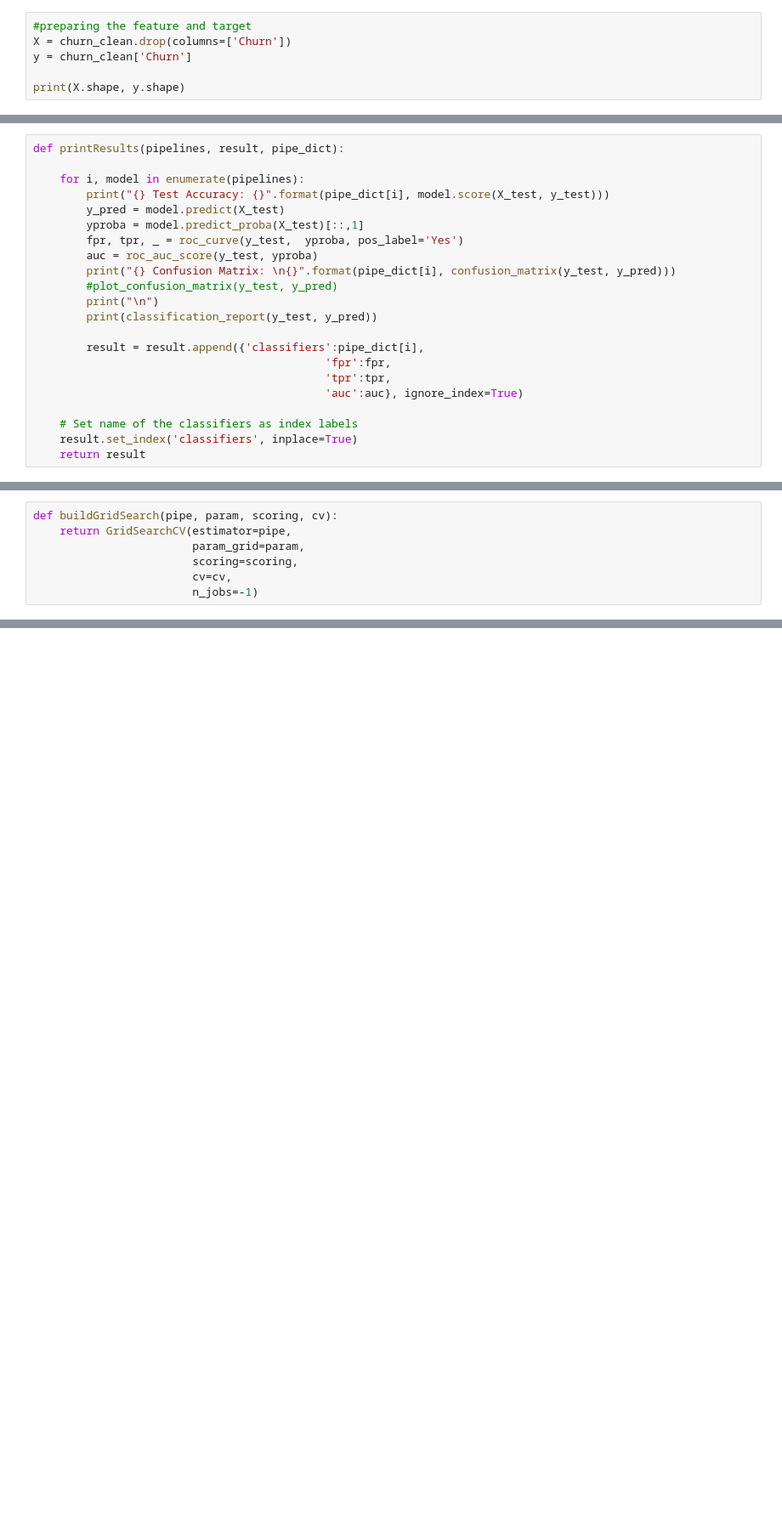
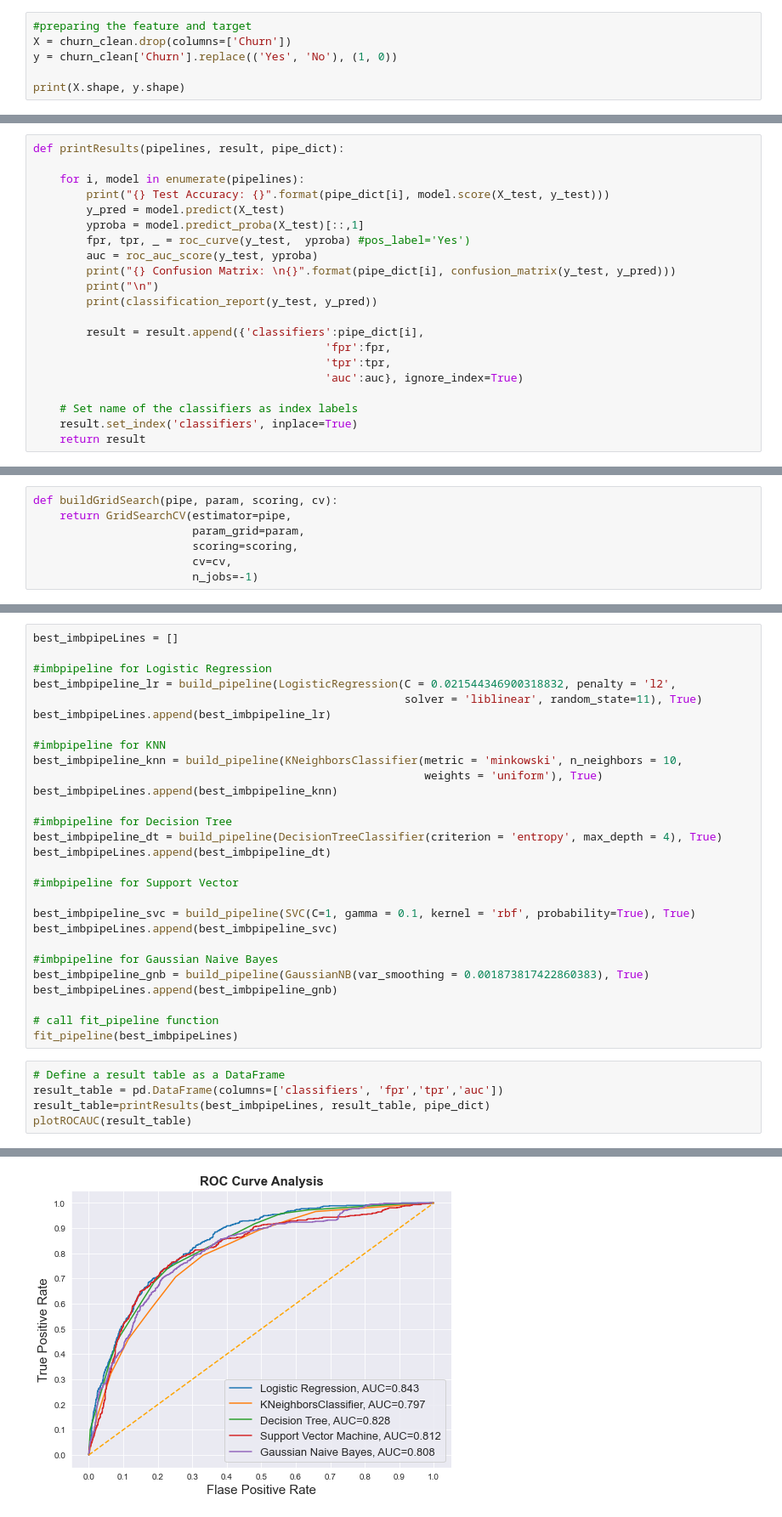
Before and after one commit to carlmaps/MLClassification, a Jupyter notebook: EDA Telco Customer Churn.ipynb, the cells around one changed output, grey strips where cells are left out. Shown at 85% size. Saved outputs shown, nothing was run; the diff lists cells and outputs as text; blank space fills up the shorter version.

```diff
--- a/EDA Telco Customer Churn.ipynb
+++ b/EDA Telco Customer Churn.ipynb
@@ -471,7 +471,7 @@ from sklearn.metrics import roc_curve, roc_auc_score
 # %%
 #preparing the feature and target
 X = churn_clean.drop(columns=['Churn'])
-y = churn_clean['Churn']
+y = churn_clean['Churn'].replace(('Yes', 'No'), (1, 0))
 
 print(X.shape, y.shape)
 # %% [output]
@@ -563,10 +563,9 @@ def printResults(pipelines, result, pipe_dict):
         print("{} Test Accuracy: {}".format(pipe_dict[i], model.score(X_test, y_test)))
         y_pred = model.predict(X_test)
         yproba = model.predict_proba(X_test)[::,1]
-        fpr, tpr, _ = roc_curve(y_test,  yproba, pos_label='Yes')
+        fpr, tpr, _ = roc_curve(y_test,  yproba) #pos_label='Yes')
         auc = roc_auc_score(y_test, yproba)
         print("{} Confusion Matrix: \n{}".format(pipe_dict[i], confusion_matrix(y_test, y_pred)))
-        #plot_confusion_matrix(y_test, y_pred)
         print("\n")
         print(classification_report(y_test, y_pred))
 
@@ -712,0 +849,34 @@ np.logspace(-3,3,7)
+# %%
+best_imbpipeLines = []
+
+#imbpipeline for Logistic Regression
+best_imbpipeline_lr = build_pipeline(LogisticRegression(C = 0.021544346900318832, penalty = 'l2',
+                                                        solver = 'liblinear', random_state=11), True)
+best_imbpipeLines.append(best_imbpipeline_lr)
+
+#imbpipeline for KNN
+best_imbpipeline_knn = build_pipeline(KNeighborsClassifier(metric = 'minkowski', n_neighbors = 10,
+                                                           weights = 'uniform'), True)
+best_imbpipeLines.append(best_imbpipeline_knn)
+
+#imbpipeline for Decision Tree
+best_imbpipeline_dt = build_pipeline(DecisionTreeClassifier(criterion = 'entropy', max_depth = 4), True)
+best_imbpipeLines.append(best_imbpipeline_dt)
+
+#imbpipeline for Support Vector
+
+best_imbpipeline_svc = build_pipeline(SVC(C=1, gamma = 0.1, kernel = 'rbf', probability=True), True)
+best_imbpipeLines.append(best_imbpipeline_svc)
+
+#imbpipeline for Gaussian Naive Bayes
+best_imbpipeline_gnb = build_pipeline(GaussianNB(var_smoothing = 0.001873817422860383), True)
+best_imbpipeLines.append(best_imbpipeline_gnb)
+
+# call fit_pipeline function
+fit_pipeline(best_imbpipeLines)
+# %%
+# Define a result table as a DataFrame
+result_table = pd.DataFrame(columns=['classifiers', 'fpr','tpr','auc'])
+result_table=printResults(best_imbpipeLines, result_table, pipe_dict)
+plotROCAUC(result_table)
+# %% [output]
@@ -712,0 +900 @@ np.logspace(-3,3,7)
+[figure, added]
```
Also changed, not shown: parts of 15 cells of this notebook.
